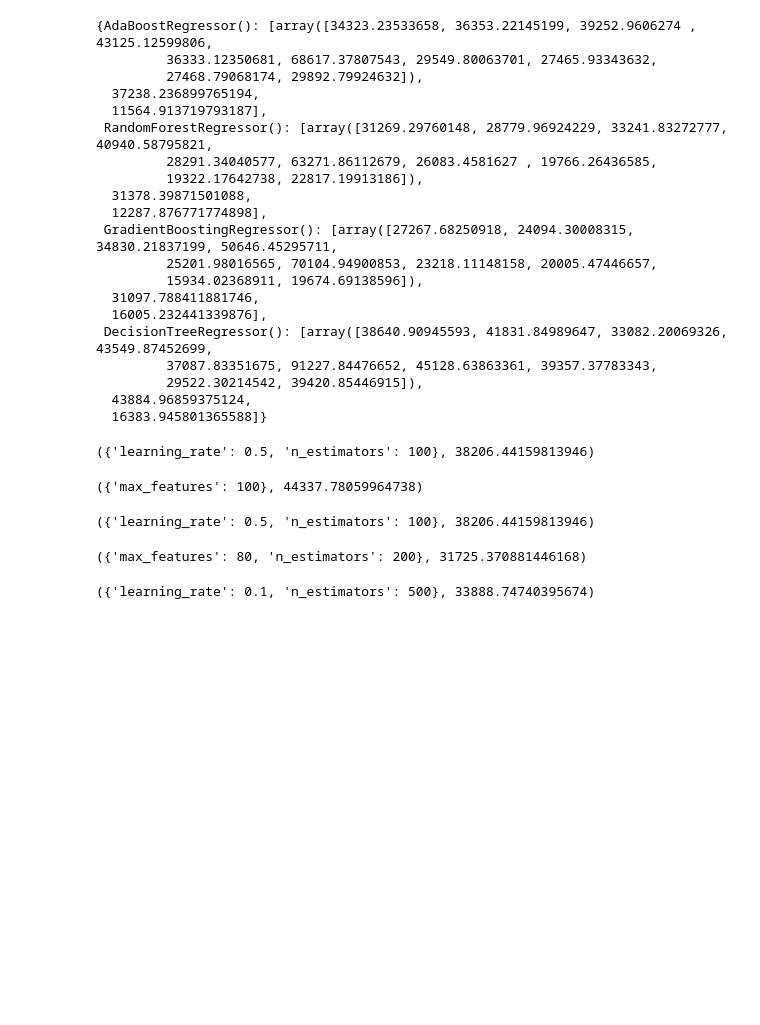
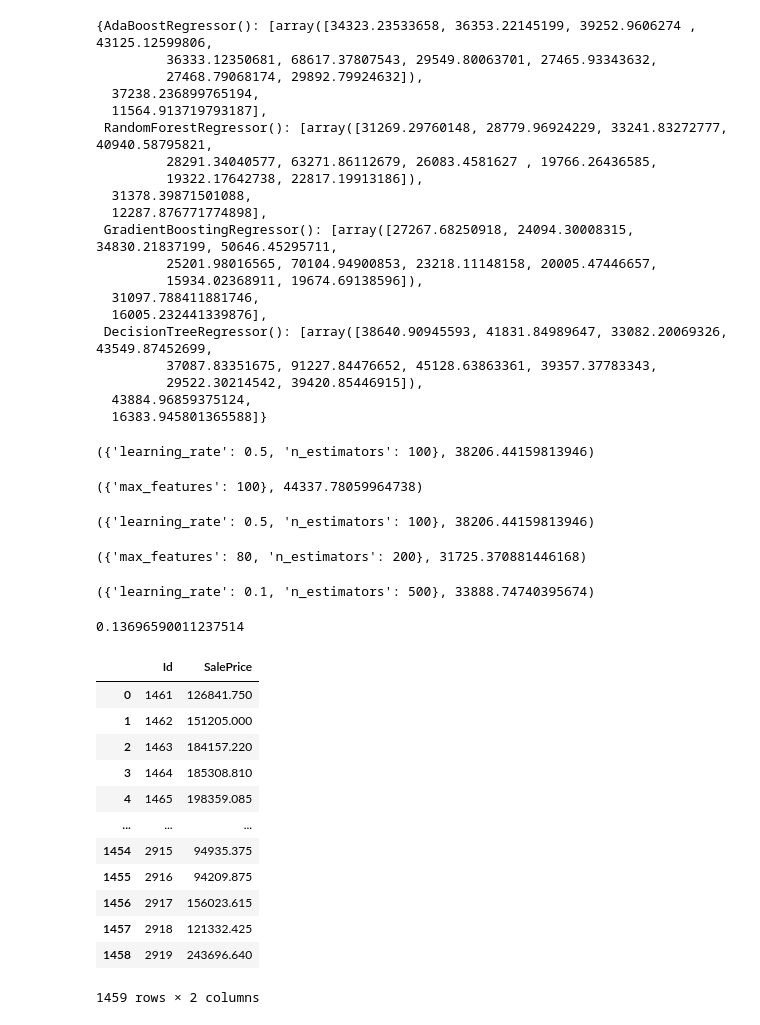
Before and after one commit to nicolasbuitragob/house_prices_kaggle, a Jupyter notebook: house_prices.ipynb, the cells around one changed output. Saved outputs shown, nothing was run; the diff lists cells and outputs as text; code cells hidden in the pictures; blank space fills up the shorter version.

Commit message:
final model, score 0.13 in train and 0.14 in test

```diff
--- a/house_prices.ipynb
+++ b/house_prices.ipynb
@@ -336,0 +333,21 @@ best_GB
+# %%
+"""
+Evaluate best model in test set using best params
+
+
+"""
+final_model = RandomForestRegressor(max_features= 80, n_estimators =200)
+final_model.fit(strat_train_scaled,y_train)
+pred = final_model.predict(strat_test_scaled)
+mse = mean_squared_error(np.log(y_test),np.log(pred))
+rmse = np.sqrt(mse)
+# %%
+rmse
+# %% [output]
+0.13696590011237514
+# %%
+final_pred = final_model.predict(test_scaled)
+id_test = id_test.drop('Sale_pred')
+# %%
+final = pd.concat([id_test,pd.Series(final_pred)],axis = 1)
+final = final.rename(columns = {0:'SalePrice'})
@@ -336,0 +356,16 @@ best_GB
+# %%
+final
+# %% [output]
+|  | Id | SalePrice |
+| 0 | 1461 | 126841.750 |
+| 1 | 1462 | 151205.000 |
+| 2 | 1463 | 184157.220 |
+| 3 | 1464 | 185308.810 |
+| 4 | 1465 | 198359.085 |
+| ... | ... | ... |
+| 1454 | 2915 | 94935.375 |
+| 1455 | 2916 | 94209.875 |
+| 1456 | 2917 | 156023.615 |
+| 1457 | 2918 | 121332.425 |
+| 1458 | 2919 | 243696.640 |
+1459 rows × 2 columns
```
Also changed, not shown: parts of 2 cells of this notebook, 1 other file.
